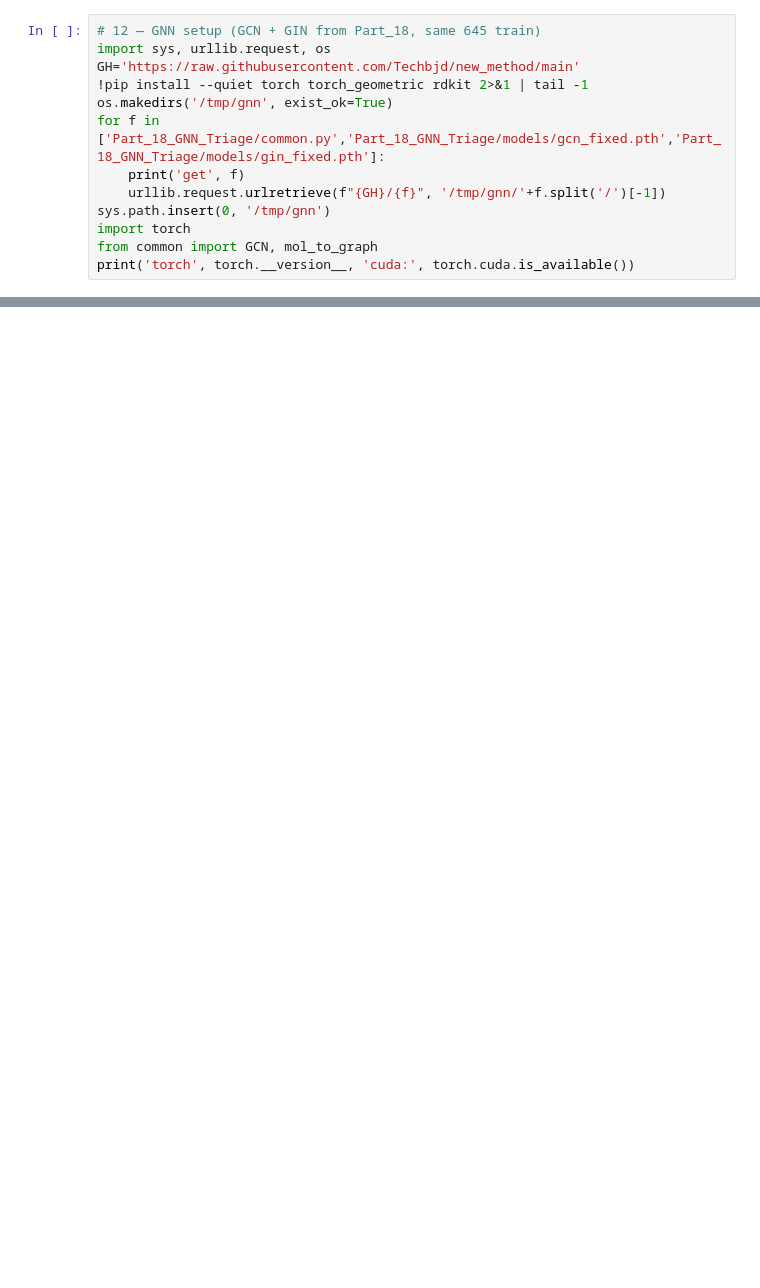
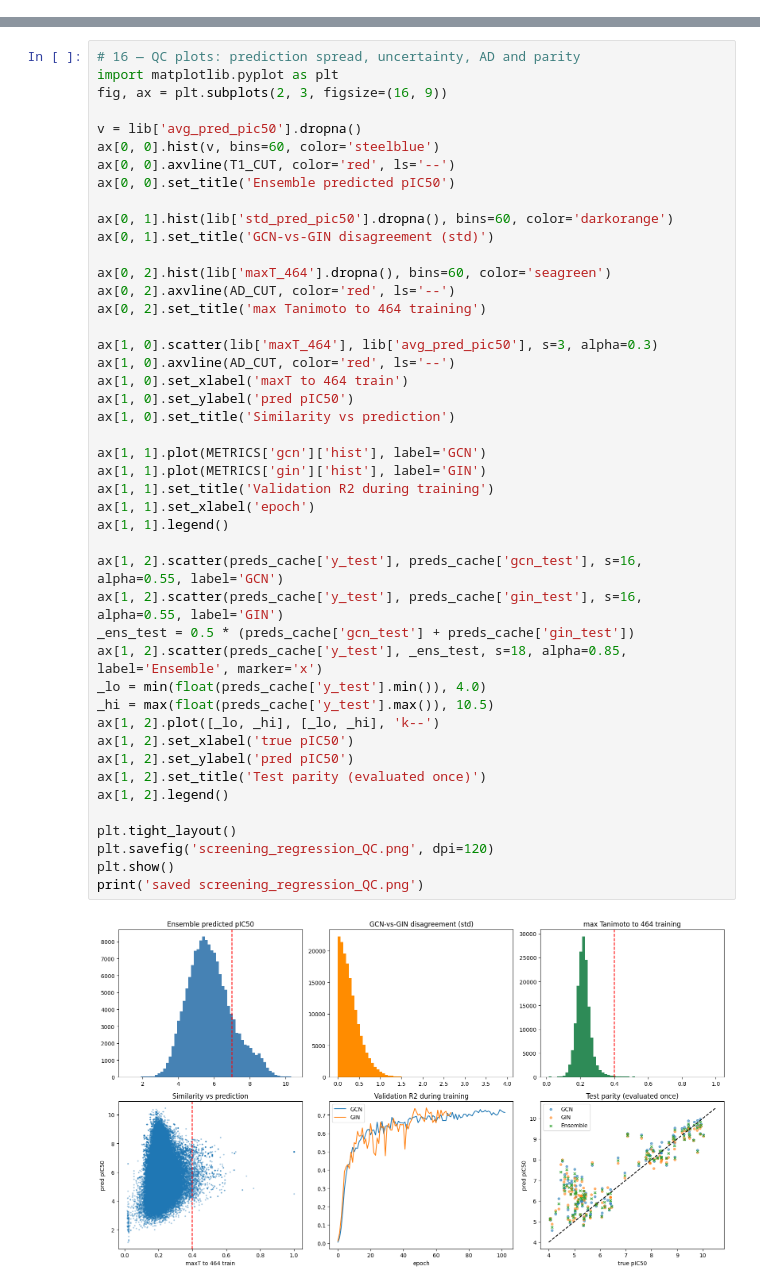
Before and after one commit to Techbjd/new_method, a Jupyter notebook: Part_20_Fixed/MDM2_Fixed_Pipeline_Colab.ipynb, the cells around one changed output, grey strips where cells are left out. Saved outputs shown, nothing was run; the diff lists cells and outputs as text; blank space fills up the shorter version.

```diff
--- a/Part_20_Fixed/MDM2_Fixed_Pipeline_Colab.ipynb
+++ b/Part_20_Fixed/MDM2_Fixed_Pipeline_Colab.ipynb
@@ -195,13 +0,0 @@ print('QC saved. Dock T1 first (4HG7), T2 = novelty appendix, T3 = OOD/reject.')
-# %%
-# 12 — GNN setup (GCN + GIN from Part_18, same 645 train)
-import sys, urllib.request, os
-GH='https://raw.githubusercontent.com/Techbjd/new_method/main'
-!pip install --quiet torch torch_geometric rdkit 2>&1 | tail -1
-os.makedirs('/tmp/gnn', exist_ok=True)
-for f in ['Part_18_GNN_Triage/common.py','Part_18_GNN_Triage/models/gcn_fixed.pth','Part_18_GNN_Triage/models/gin_fixed.pth']:
-    print('get', f)
-    urllib.request.urlretrieve(f"{GH}/{f}", '/tmp/gnn/'+f.split('/')[-1])
-sys.path.insert(0, '/tmp/gnn')
-import torch
-from common import GCN, mol_to_graph
-print('torch', torch.__version__, 'cuda:', torch.cuda.is_available())
@@ -236,0 +992,47 @@ print('saved dock_T1_consensus.csv — dock by consensus desc')
+# %%
+# 16 — QC plots: prediction spread, uncertainty, AD and parity
+import matplotlib.pyplot as plt
+fig, ax = plt.subplots(2, 3, figsize=(16, 9))
+
+v = lib['avg_pred_pic50'].dropna()
+ax[0, 0].hist(v, bins=60, color='steelblue')
+ax[0, 0].axvline(T1_CUT, color='red', ls='--')
+ax[0, 0].set_title('Ensemble predicted pIC50')
+
+ax[0, 1].hist(lib['std_pred_pic50'].dropna(), bins=60, color='darkorange')
+ax[0, 1].set_title('GCN-vs-GIN disagreement (std)')
+
+ax[0, 2].hist(lib['maxT_464'].dropna(), bins=60, color='seagreen')
+ax[0, 2].axvline(AD_CUT, color='red', ls='--')
+ax[0, 2].set_title('max Tanimoto to 464 training')
+
+ax[1, 0].scatter(lib['maxT_464'], lib['avg_pred_pic50'], s=3, alpha=0.3)
+ax[1, 0].axvline(AD_CUT, color='red', ls='--')
+ax[1, 0].set_xlabel('maxT to 464 train')
+ax[1, 0].set_ylabel('pred pIC50')
+ax[1, 0].set_title('Similarity vs prediction')
+
+ax[1, 1].plot(METRICS['gcn']['hist'], label='GCN')
+ax[1, 1].plot(METRICS['gin']['hist'], label='GIN')
+ax[1, 1].set_title('Validation R2 during training')
+ax[1, 1].set_xlabel('epoch')
+ax[1, 1].legend()
+
+ax[1, 2].scatter(preds_cache['y_test'], preds_cache['gcn_test'], s=16, alpha=0.55, label='GCN')
+ax[1, 2].scatter(preds_cache['y_test'], preds_cache['gin_test'], s=16, alpha=0.55, label='GIN')
+_ens_test = 0.5 * (preds_cache['gcn_test'] + preds_cache['gin_test'])
+ax[1, 2].scatter(preds_cache['y_test'], _ens_test, s=18, alpha=0.85, label='Ensemble', marker='x')
+_lo = min(float(preds_cache['y_test'].min()), 4.0)
+_hi = max(float(preds_cache['y_test'].max()), 10.5)
+ax[1, 2].plot([_lo, _hi], [_lo, _hi], 'k--')
+ax[1, 2].set_xlabel('true pIC50')
+ax[1, 2].set_ylabel('pred pIC50')
+ax[1, 2].set_title('Test parity (evaluated once)')
+ax[1, 2].legend()
+
+plt.tight_layout()
+plt.savefig('screening_regression_QC.png', dpi=120)
+plt.show()
+print('saved screening_regression_QC.png')
+# %% [output]
+[figure, added]
```
Also changed, not shown: parts of 33 cells of this notebook, 12 other files.
